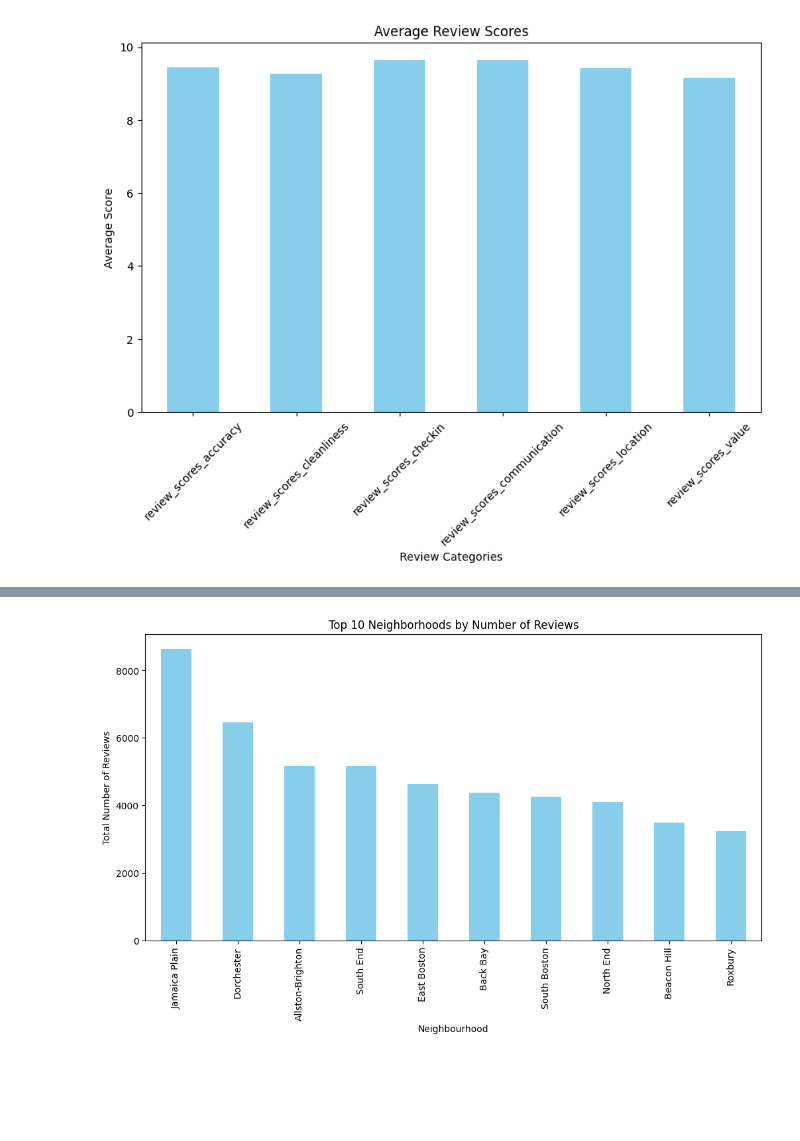
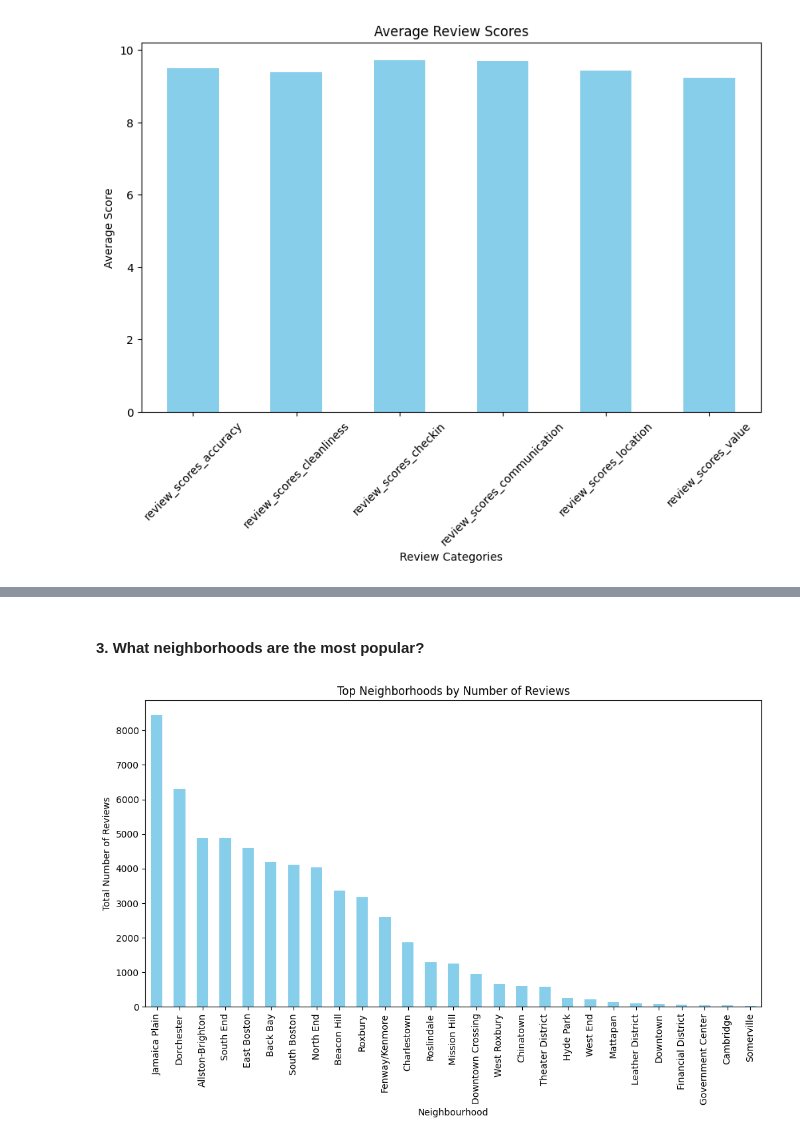
Before and after one commit to Tyler-McIntyre/Udacity, a Jupyter notebook: boston_airbnb_data/boston_airbnb_2.ipynb, the cells around one changed output, grey strips where cells are left out. Cells and saved outputs as stored; diff of their text form; code cells hidden in the pictures; blank space fills up the shorter version.

```diff
--- a/boston_airbnb_data/boston_airbnb_2.ipynb
+++ b/boston_airbnb_data/boston_airbnb_2.ipynb
@@ -287,6 +294,7 @@ columns_to_keep = [
      'neighbourhood',
      'price',
      'number_of_reviews',
+     'first_review',
      'review_scores_rating',
      'review_scores_accuracy',
      'review_scores_cleanliness',
@@ -313,6 +321,6 @@ df_listings_subset.head()
 # %%
-# Drop the listings that don't have any reviews
+# Let's review listings with more than 5 reviews. The more reviews, the more reliable our reviews & ratings data.
 print(df_listings_subset.shape)
-df_listings_dropped_low_reviews = df_listings_subset[df_listings_subset['number_of_reviews'] > 0]
+df_listings_dropped_low_reviews = df_listings_subset[df_listings_subset['number_of_reviews'] > 5]
 df_listings_dropped_low_reviews.shape
 # %% [output]
@@ -522,19 +530,18 @@ plt.show()
+# %% [markdown]
+#### 3. What neighborhoods are the most popular?
 # %%
 # Group by 'neighbourhood' and sum the 'number_of_reviews'
 neighborhood_reviews = df_listings_cleaned.groupby('neighbourhood')['number_of_reviews'].sum()
 
 # Sort in descending order
 neighborhood_reviews = neighborhood_reviews.sort_values(ascending=False)
 
-# Select the top 10 neighborhoods
-top_neighborhoods = neighborhood_reviews.head(10)
-
 # Plot the results
 plt.figure(figsize=(12, 6))
-top_neighborhoods.plot(kind='bar', color='skyblue')
-plt.title('Top 10 Neighborhoods by Number of Reviews')
+neighborhood_reviews.plot(kind='bar', color='skyblue')
+plt.title('Top Neighborhoods by Number of Reviews')
 plt.xlabel('Neighbourhood')
 plt.ylabel('Total Number of Reviews')
 plt.show()
 # %% [output]
-[figure, old version]
+[figure, new version]
```
Also changed, not shown: parts of 69 cells of this notebook.
